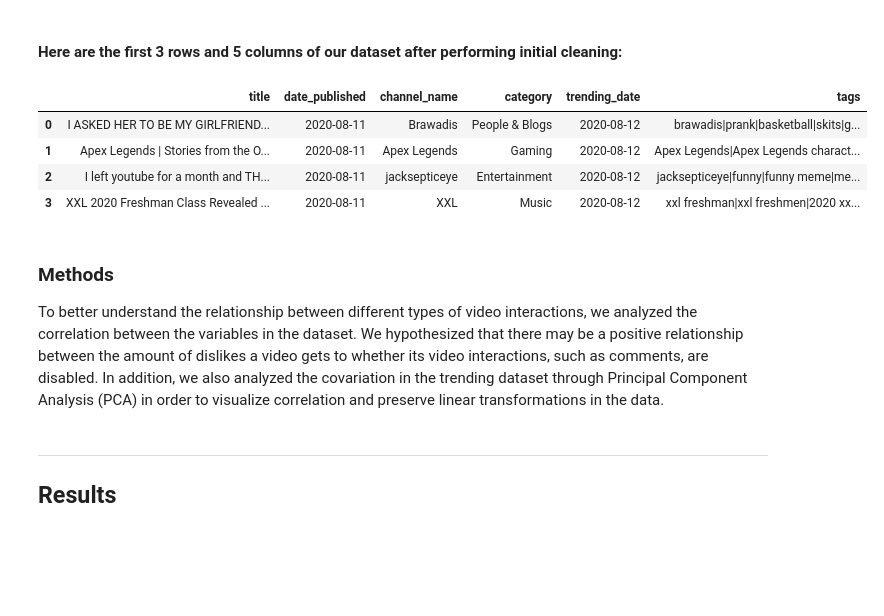
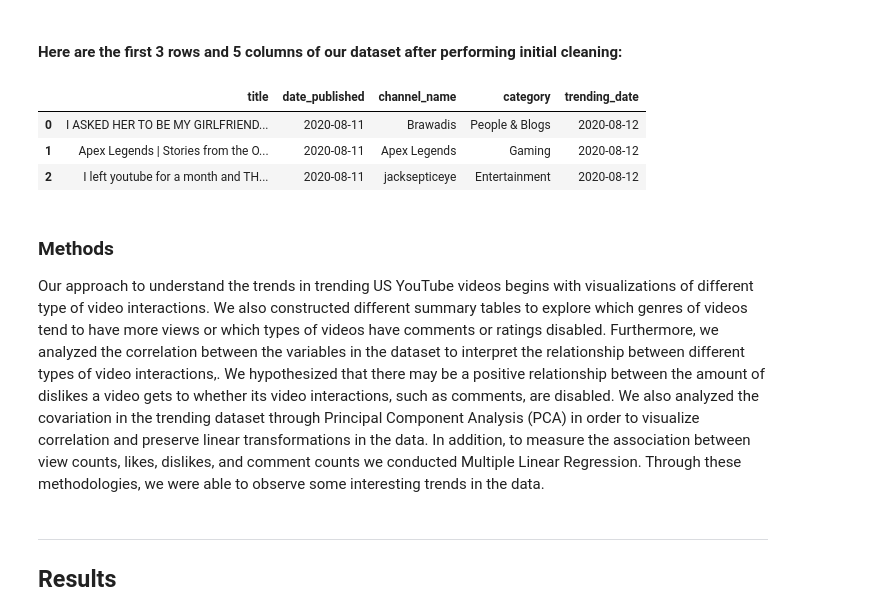
Before and after one commit to booleank/PSTAT100FinalProject, a Jupyter notebook: project-final-report.ipynb, the cells around one changed output. Cells and saved outputs as stored; diff of their text form; code cells hidden in the pictures; blank space fills up the shorter version.

```diff
--- a/project-final-report.ipynb
+++ b/project-final-report.ipynb
@@ -77,23 +77,22 @@ month_trending | what month the video was trending | int64 or integers | 1 or 2-
 # %%
 import pandas as pd
 
 # load new csv
 trending = pd.read_csv(r'C:\Users\candy\Documents\PSTAT100FinalProject\trending.csv')
 
 # print a few example rows of dataset in tidy format
 trending.drop(columns=['Unnamed: 0'], inplace=True)
 
-trending.iloc[:4, :6]
+trending.iloc[:3, :5]
 # %% [output]
-|  | title | date_published | channel_name | category | trending_date | tags |
-| 0 | I ASKED HER TO BE MY GIRLFRIEND... | 2020-08-11 | Brawadis | People & Blogs | 2020-08-12 | brawadis|prank|basketball|skits|g... |
-| 1 | Apex Legends | Stories from the O... | 2020-08-11 | Apex Legends | Gaming | 2020-08-12 | Apex Legends|Apex Legends charact... |
-| 2 | I left youtube for a month and TH... | 2020-08-11 | jacksepticeye | Entertainment | 2020-08-12 | jacksepticeye|funny|funny meme|me... |
-| 3 | XXL 2020 Freshman Class Revealed ... | 2020-08-11 | XXL | Music | 2020-08-12 | xxl freshman|xxl freshmen|2020 xx... |
+|  | title | date_published | channel_name | category | trending_date |
+| 0 | I ASKED HER TO BE MY GIRLFRIEND... | 2020-08-11 | Brawadis | People & Blogs | 2020-08-12 |
+| 1 | Apex Legends | Stories from the O... | 2020-08-11 | Apex Legends | Gaming | 2020-08-12 |
+| 2 | I left youtube for a month and TH... | 2020-08-11 | jacksepticeye | Entertainment | 2020-08-12 |
 # %% [markdown]
 ### Methods
 
-To better understand the relationship between different types of video interactions, we analyzed the correlation between the variables in the dataset. We hypothesized that there may be a positive relationship between the amount of dislikes a video gets to whether its video interactions, such as comments, are disabled. In addition, we also analyzed the covariation in the trending dataset through Principal Component Analysis (PCA) in order to visualize correlation and preserve linear transformations in the data.
+Our approach to understand the trends in trending US YouTube videos begins with visualizations of different type of video interactions. We also constructed different summary tables to explore which genres of videos tend to have more views or which types of videos have comments or ratings disabled. Furthermore, we analyzed the correlation between the variables in the dataset to interpret the relationship between different types of video interactions,. We hypothesized that there may be a positive relationship between the amount of dislikes a video gets to whether its video interactions, such as comments, are disabled. We also analyzed the covariation in the trending dataset through Principal Component Analysis (PCA) in order to visualize correlation and preserve linear transformations in the data. In addition, to measure the association between view counts, likes, dislikes, and comment counts we conducted Multiple Linear Regression. Through these methodologies, we were able to observe some interesting trends in the data.
 # %% [markdown]
 ---
 ## Results
```
Also changed, not shown: parts of 10 cells of this notebook.
